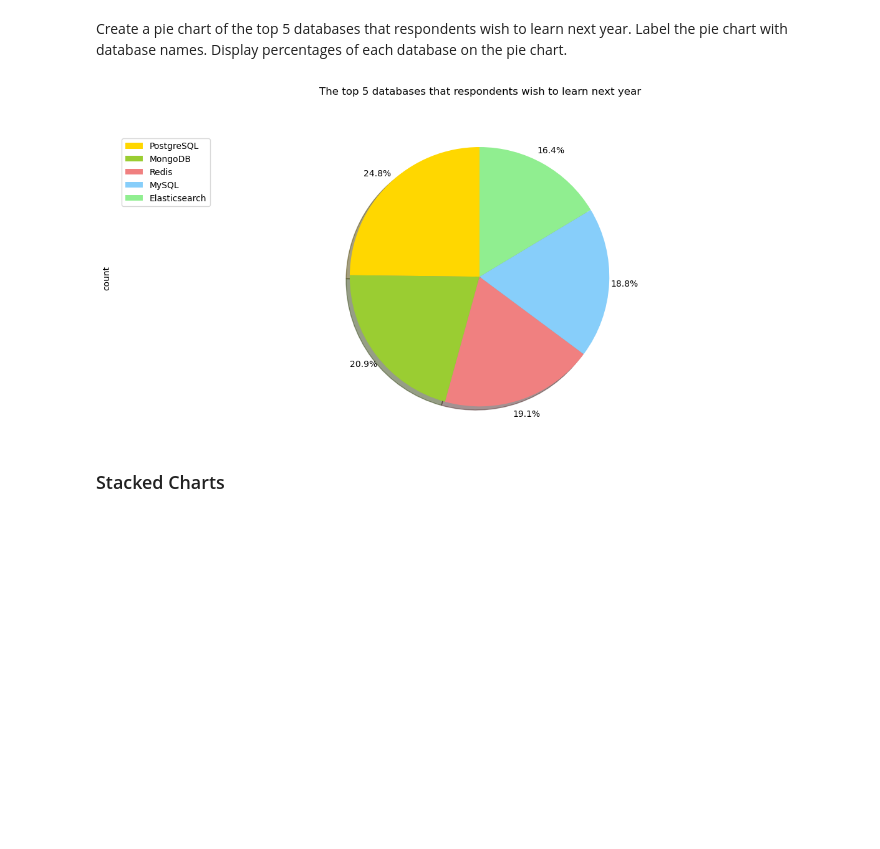
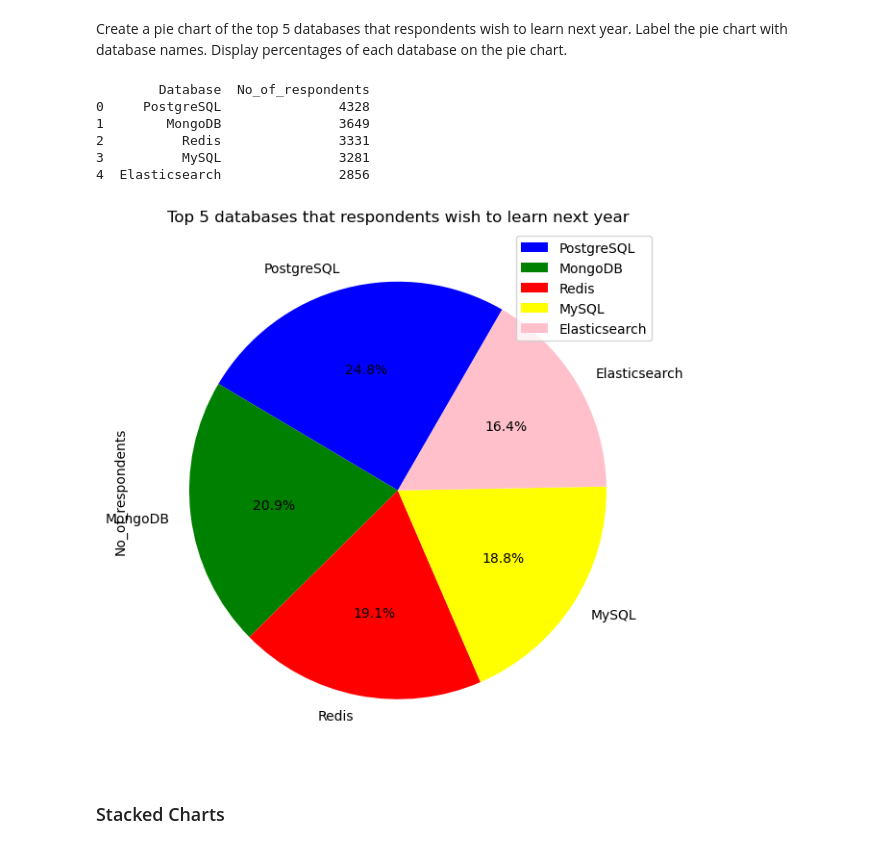
Before and after one commit to Miscaro123/Project, a Jupyter notebook: M4DataVisualization-lab (1).ipynb, the cells around one changed output. Drawn from its saved outputs; the diff is of its cells as text; code cells hidden in the pictures; blank space fills up the shorter version.

```diff
--- a/M4DataVisualization-lab (1).ipynb
+++ b/M4DataVisualization-lab (1).ipynb
@@ -255,34 +257,33 @@ ax0.legend(['WorkWeekHrs','CodeRevHrs'], loc='upper left', fontsize='x-large')
 ### Pie Charts
 # %% [markdown]
 Create a pie chart of the top 5 databases that respondents wish to learn next year. Label the pie chart with database names. Display percentages of each database on the pie chart.
-# %%
-# your code goes here
-QUERY="""
-SELECT DatabaseDesireNextYear, COUNT(*) as count
-FROM DatabaseDesireNextYear
-group by DatabaseDesireNextYear
-order by count desc limit 5
-"""
-df_pie= pd.read_sql_query(QUERY,conn)
-
-df_pie.set_index('DatabaseDesireNextYear', inplace=True)
-colors_list = ['gold', 'yellowgreen', 'lightcoral', 'lightskyblue', 'lightgreen']
-
-df_pie['count'].plot(kind='pie',
-                     figsize=(15,6),
-                     autopct='%1.1f%%',
-                     startangle=90,
-                     shadow=True,
-                     labels=None, #turn off labels on pie chart
-                     pctdistance=1.12, #ratio between center of the chart and the sart of text generated by autopct
-                     colors=colors_list,
-                    )
-plt.title('The top 5 databases that respondents wish to learn next year', y=1.12)
-plt.axis('equal')
-plt.legend(labels=df_pie.index, loc='upper left')
-plt.show()
-# %% [output]
-[figure, removed]
+# %%
+# your code goes here
+Query5 = """
+SELECT DatabaseDesireNextYear as Database, count(*) as No_of_respondents
+FROM DatabaseDesireNextYear
+GROUP BY DatabaseDesireNextYear
+ORDER BY No_of_respondents DESC LIMIT 5"""
+
+db_df = pd.read_sql_query(Query5, conn)
+print(db_df)
+
+db_df.plot(kind = 'pie', labels = db_df['Database'], y = 'No_of_respondents',
+figsize = (7,10), #dimension of the chart window
+autopct='%1.1f%%', #autopct displays percentages in pie chart. so .1f% rounds to 1 decimal place.
+colors = ['blue', 'green', 'red', 'yellow', 'pink'], #colours of the pie chart items
+startangle = 60) #start Angle implies that we can rotate the pie chart according to the degree angle we specify
+plt.title('Top 5 databases that respondents wish to learn next year')
+
+plt.show()
+# %% [output]
+        Database  No_of_respondents
+0     PostgreSQL               4328
+1        MongoDB               3649
+2          Redis               3331
+3          MySQL               3281
+4  Elasticsearch               2856
+[figure, added]
 # %% [markdown]
 ### Stacked Charts
 # %% [markdown]
```
Also changed, not shown: parts of 4 cells of this notebook.
